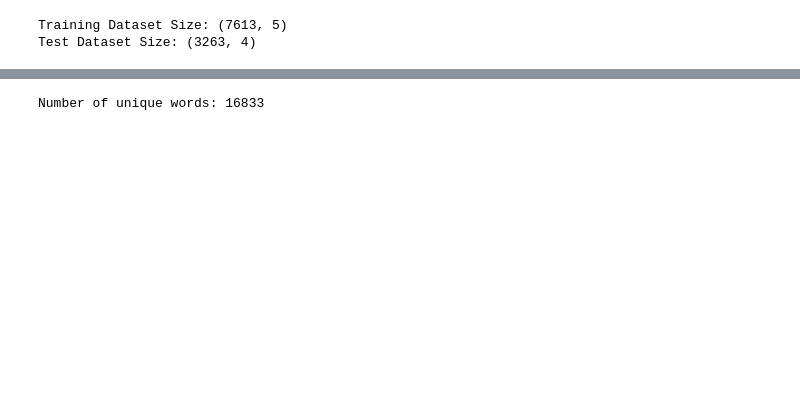
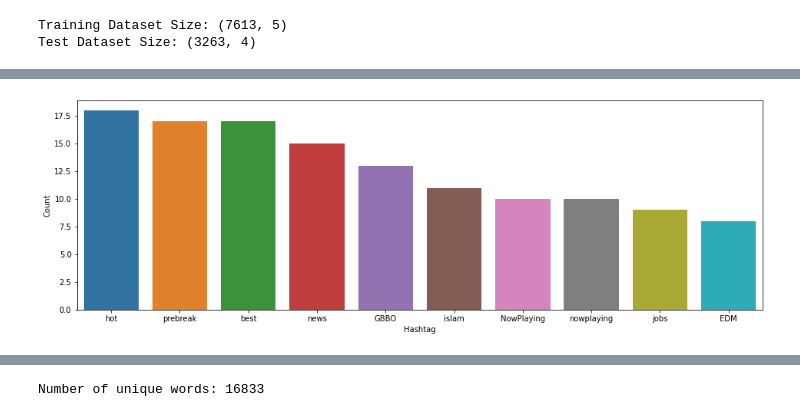
Before and after one commit to Sagar401/Natural_Language_Processing, a Jupyter notebook: Second_Report.ipynb, the cells around one changed output, grey strips where cells are left out. Cells and saved outputs as stored; diff of their text form; code cells hidden in the pictures; blank space fills up the shorter version.

```diff
--- a/Second_Report.ipynb
+++ b/Second_Report.ipynb
@@ -79,0 +85,33 @@ Name: location, Length: 3341, dtype: int64
+# %%
+# function to collect hashtags
+def hashtag_extract(x):
+    hashtags = []
+    # Loop over the words in the tweet
+    for i in x:
+        ht = re.findall(r"#(\w+)", i)
+        hashtags.append(ht)
+
+    return hashtags
+# %%
+# extracting hashtags from non Disaster tweets
+Not_Disaster = hashtag_extract(train_df['text'][train_df['target'] == 0])
+
+# extracting hashtags from Disaster tweets
+Disaster = hashtag_extract(train_df['text'][train_df['target'] == 1])
+
+# unnesting list
+Not_Disaster = sum(Not_Disaster,[])
+Disaster = sum(Disaster,[])
+# %%
+# Fake Disaster tweets
+ a = nltk.FreqDist(Not_Disaster)
+nd = pd.DataFrame({'Hashtag': list(a.keys()),
+                  'Count': list(a.values())})
+# selecting top 10 most frequent hashtags
+nd = nd.nlargest(columns="Count", n = 10)
+plt.figure(figsize=(16,5))
+ax = sns.barplot(data=nd, x= "Hashtag", y = "Count")
+ax.set(ylabel = 'Count')
+plt.show()
+# %% [output]
+[figure, added]
```
Also changed, not shown: parts of 66 cells of this notebook.
